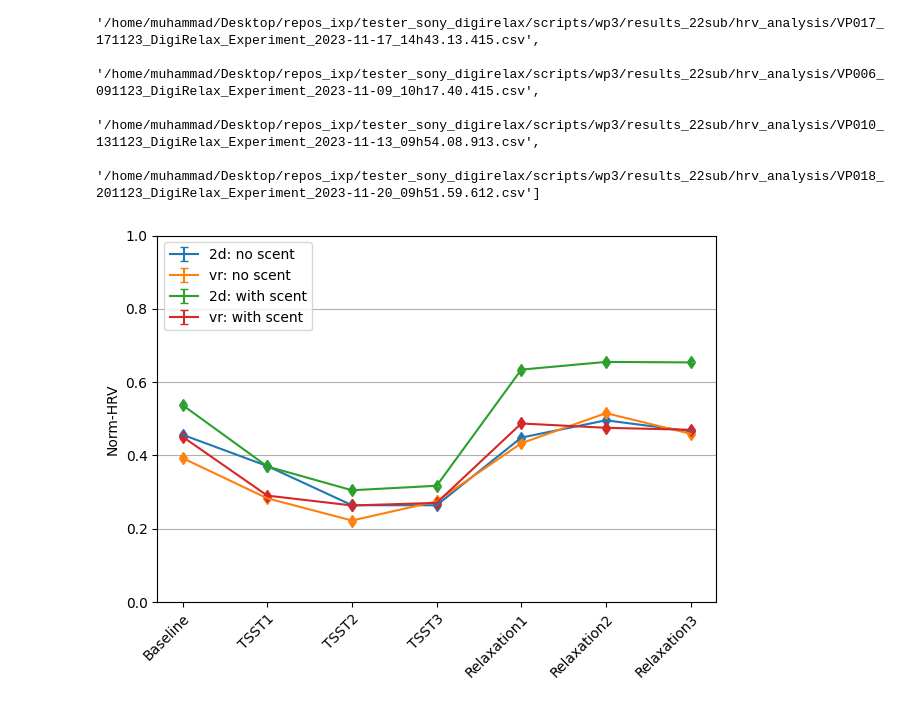
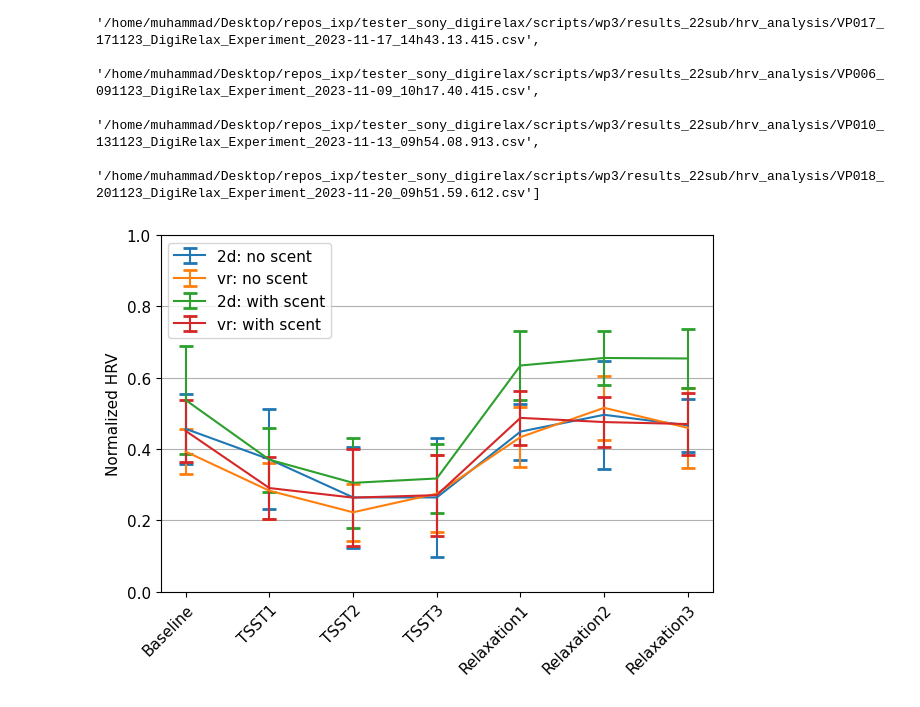
Before and after one commit to saifhanjra/tester_sony_digirelax, a Jupyter notebook: scripts/wp3/plotting_interim_wp3.ipynb, the cells around one changed output. Cells and saved outputs as stored; diff of their text form; code cells hidden in the pictures.

Commit message:
figure finalized

```diff
--- a/scripts/wp3/plotting_interim_wp3.ipynb
+++ b/scripts/wp3/plotting_interim_wp3.ipynb
@@ -258,6 +276,10 @@ y_label_fig = "Norm Skin Conducatnce"
 # %% [markdown]
 # plotting skin conductance
 # %%
+
+import matplotlib.pyplot as mpl
+mpl.rcParams['font.size'] = 11
+#mpl.rcParams["font.family"]="cursive"
 
 x_pos = np.arange(len(x_labels))
 x_labels = ["Baseline", "TSST1", "TSST2", "TSST3", "Relaxation1", "Relaxation2", "Relaxation3"]
@@ -265,14 +287,14 @@ fig, ax = plt.subplots()
     #ax.errorbar(x_pos, mean_list, yerr=std_list,fmt='o', color='grey',
     #         ecolor='lightgray', elinewidth=3, capsize=0, label= "2d-no scent")
 
-ax.errorbar(x_pos,  list(no_scent_2d_dict["sk_mean"]),  yerr=list(no_scent_2d_dict["sk_std"]), label="2d: no scent" )
-ax.errorbar(x_pos,  list(no_scent_vr_dict["sk_mean"]),  yerr=list(no_scent_vr_dict["sk_std"]), label="vr: no scent" )
-ax.errorbar(x_pos,  list(scent_2d_dict["sk_mean"]),  yerr=list(scent_2d_dict["sk_std"]),label="2d: with scent")
-ax.errorbar(x_pos,  list(scent_vr_dict["sk_mean"]),  yerr=list(scent_vr_dict["sk_std"]), label="vr: with scent")
-ax.set_ylabel(y_label_fig)
+ax.errorbar(x_pos,  list(no_scent_2d_dict["sk_mean"]),  yerr=list(no_scent_2d_dict["sk_std"]), capsize=5, capthick=2, label="2d: no scent" )
+ax.errorbar(x_pos,  list(no_scent_vr_dict["sk_mean"]),  yerr=list(no_scent_vr_dict["sk_std"]), capsize=5, capthick=2,label="vr: no scent" )
+ax.errorbar(x_pos,  list(scent_2d_dict["sk_mean"]),  yerr=list(scent_2d_dict["sk_std"]), capsize=5, capthick=2, label="2d: with scent")
+ax.errorbar(x_pos,  list(scent_vr_dict["sk_mean"]),  yerr=list(scent_vr_dict["sk_std"]), capsize=5, capthick=2, label="vr: with scent")
+ax.set_ylabel("Normalized Skin Coductance")
 ax.set_xticks(x_pos)
 ax.set_xticklabels(x_labels, rotation=45, ha='right', rotation_mode='anchor')
-#title_ax = "VP001_251023_Session1_Shimmer_FBA7_Calibrated_SD
+##title_ax = "VP001_251023_Session1_Shimmer_FBA7_Calibrated_SD
 
 #ax.set_title("Normalized heartbeats per minute")
 ax.yaxis.grid(True)
@@ -422,24 +503,24 @@ scent_2d_dict["hrv_std"][1] =0.09
 # %%
 
 x_pos = np.arange(len(x_labels))
 fig, ax = plt.subplots()
     #ax.errorbar(x_pos, mean_list, yerr=std_list,fmt='o', color='grey',
     #         ecolor='lightgray', elinewidth=3, capsize=0, label= "2d-no scent")
 
-ax.errorbar(x_pos,  list(no_scent_2d_dict["hrv_mean"]),  yerr=list(no_scent_2d_dict["hrv_std"]),uplims=True, lolims=True, label="2d: no scent" )
-ax.errorbar(x_pos,  list(no_scent_vr_dict["hrv_mean"]),  yerr=list(no_scent_vr_dict["hrv_std"]), uplims=True, lolims=True,label="vr: no scent" )
-ax.errorbar(x_pos,  list(scent_2d_dict["hrv_mean"]),  yerr=list(scent_2d_dict["hrv_std"]), uplims=True, lolims=True,label="2d: with scent")
-ax.errorbar(x_pos,  list(scent_vr_dict["hrv_mean"]),  yerr=list(scent_vr_dict["hrv_std"]),uplims=True, lolims=True, label="vr: with scent")
-ax.set_ylabel("Norm-HRV")
+ax.errorbar(x_pos,  list(no_scent_2d_dict["hrv_mean"]),  yerr=list(no_scent_2d_dict["hrv_std"]),capsize=5, capthick=2,label="2d: no scent" )
+ax.errorbar(x_pos,  list(no_scent_vr_dict["hrv_mean"]),  yerr=list(no_scent_vr_dict["hrv_std"]), capsize=5, capthick=2, label="vr: no scent" )
+ax.errorbar(x_pos,  list(scent_2d_dict["hrv_mean"]),  yerr=list(scent_2d_dict["hrv_std"]), capsize=5, capthick=2, label="2d: with scent")
+ax.errorbar(x_pos,  list(scent_vr_dict["hrv_mean"]),  yerr=list(scent_vr_dict["hrv_std"]),capsize=5, capthick=2, label="vr: with scent")
+ax.set_ylabel("Normalized HRV")
 ax.set_xticks(x_pos)
 ax.set_xticklabels(x_labels, rotation=45, ha='right', rotation_mode='anchor')
 #title_ax = "VP001_251023_Session1_Shimmer_FBA7_Calibrated_SD
 
 #ax.set_title("Normalized Heart rate Variabilty")
 ax.yaxis.grid(True)
 plt.legend(loc='upper left')
 plt.ylim(0, 1)
 plt.tight_layout()
 plt.show()
 # %% [output]
-[figure, old version]
+[figure, new version]
```
Also changed, not shown: parts of 28 cells of this notebook, 12 other files.
